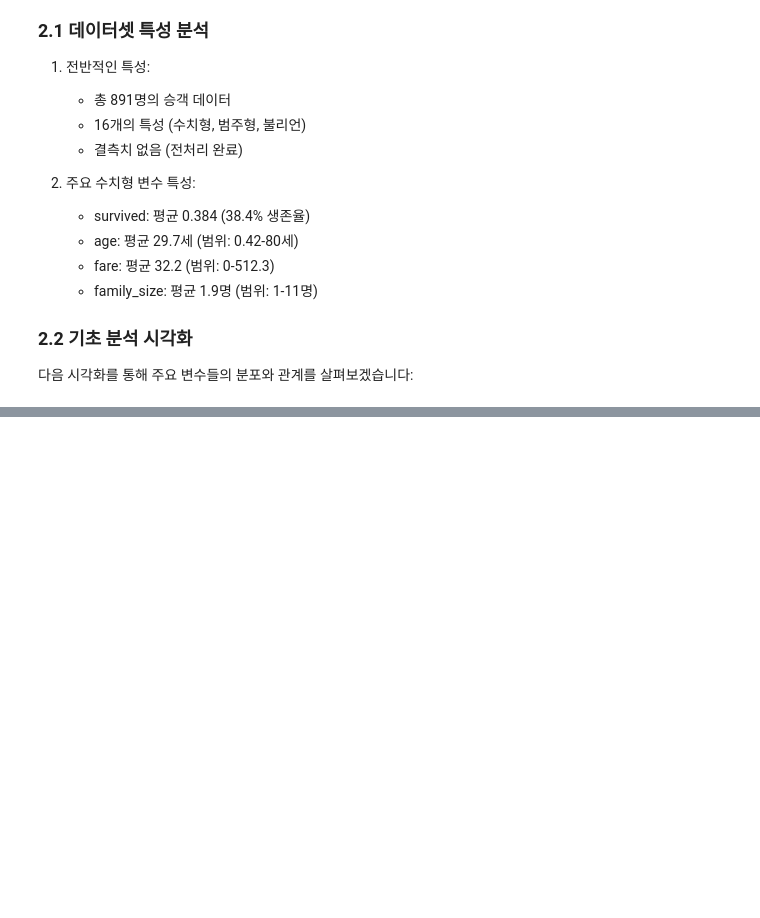
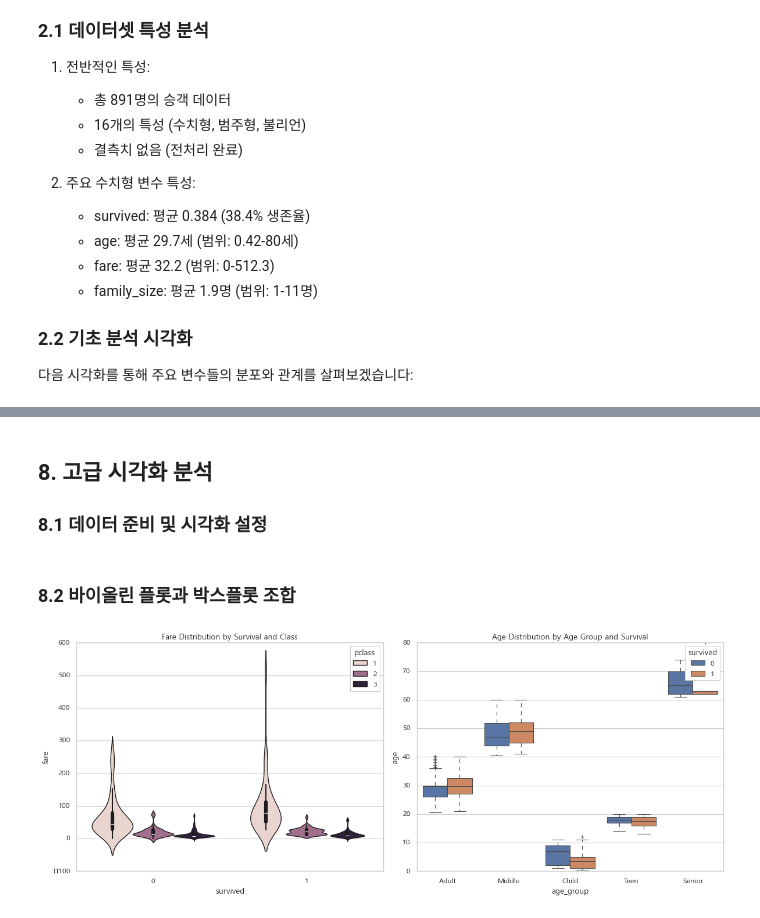
Before and after one commit to kjhgreat/titanic-analysis, a Jupyter notebook: notebooks/02_eda.ipynb, the cells around one changed output, grey strips where cells are left out. Saved outputs shown, nothing was run; the diff lists cells and outputs as text; code cells hidden in the pictures; blank space fills up the shorter version.

```diff
--- a/notebooks/02_eda.ipynb
+++ b/notebooks/02_eda.ipynb
@@ -68,0 +460,40 @@ max      11.000000
+# %% [markdown]
+## 8. 고급 시각화 분석
+
+### 8.1 데이터 준비 및 시각화 설정
+# %%
+# 필요한 라이브러리 임포트
+import pandas as pd
+import numpy as np
+import matplotlib.pyplot as plt
+import seaborn as sns
+
+# 데이터 로드
+df = pd.read_csv('../data/processed/titanic_processed.csv')
+
+# 시각화 스타일 설정
+plt.style.use('classic')
+sns.set_theme(style="whitegrid")
+
+# 한글 폰트 설정 (필요한 경우)
+plt.rc('font', family='Malgun Gothic')
+# %% [markdown]
+### 8.2 바이올린 플롯과 박스플롯 조합
+# %%
+# 생존 여부에 따른 요금과 나이 분포
+plt.figure(figsize=(15, 6))
+
+# 요금 분포
+plt.subplot(121)
+sns.violinplot(data=df, x='survived', y='fare', hue='pclass')
+plt.title('Fare Distribution by Survival and Class')
+
+# 나이 분포
+plt.subplot(122)
+sns.boxplot(data=df, x='age_group', y='age', hue='survived')
+plt.title('Age Distribution by Age Group and Survival')
+
+plt.tight_layout()
+plt.show()
+# %% [output]
+[figure, added]
```
Also changed, not shown: parts of 12 cells of this notebook.
